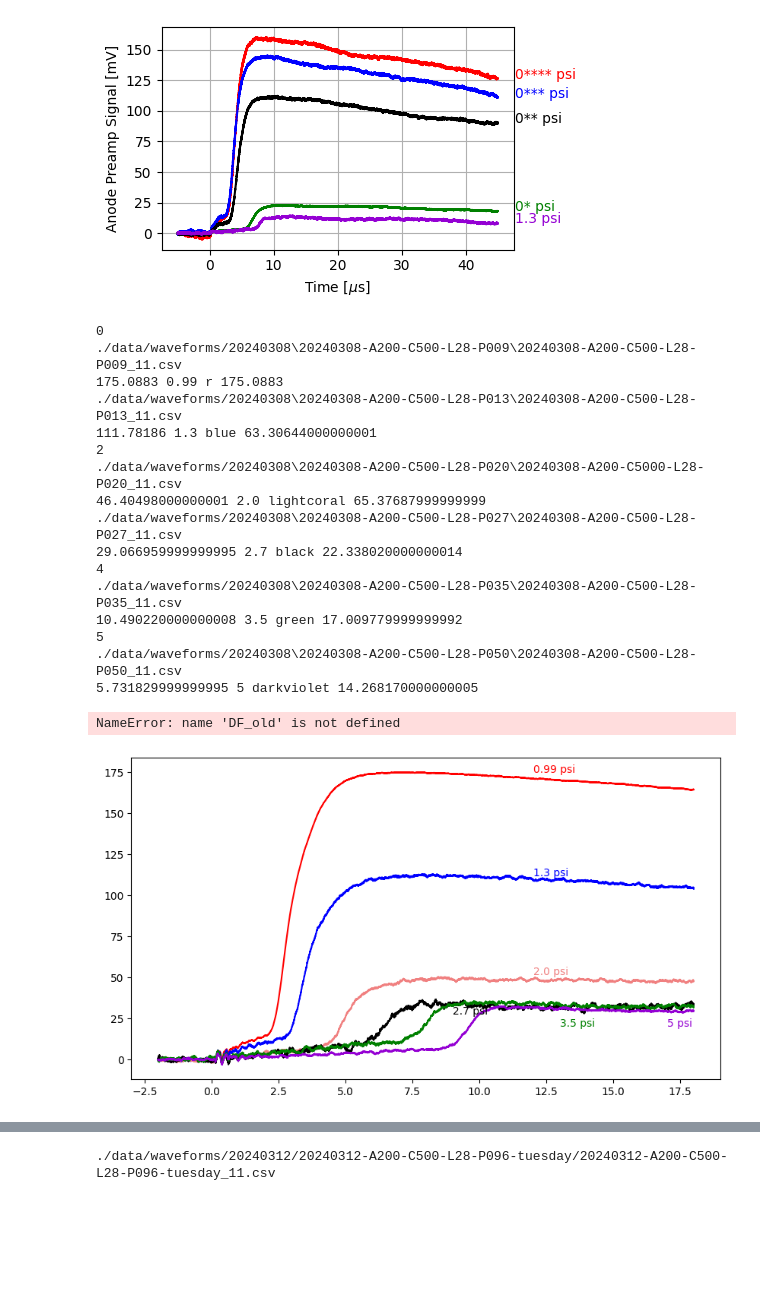
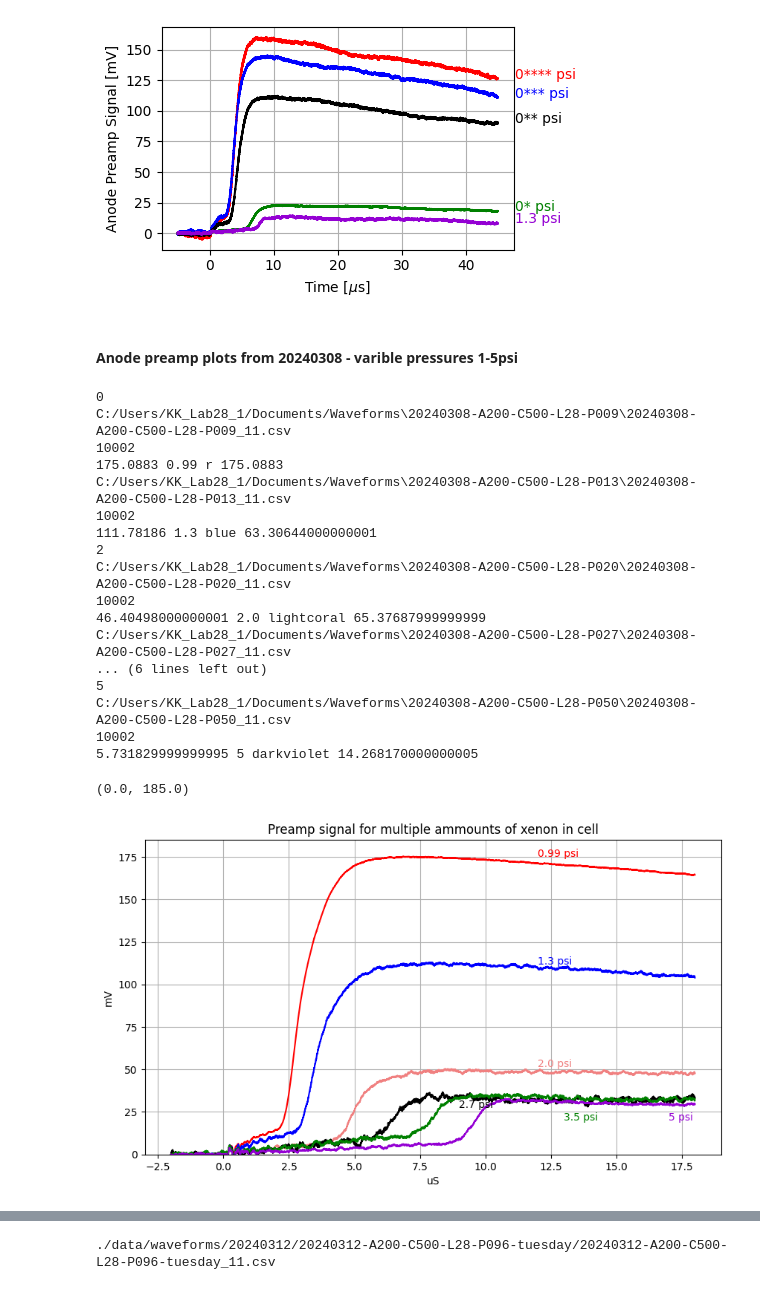
Before and after one commit to jbane11/nexo, a Jupyter notebook: Lab028/osci/osci_analysis.v2.ipynb, the cells around one changed output, grey strips where cells are left out. Cells and saved outputs as stored; diff of their text form; code cells hidden in the pictures; blank space fills up the shorter version.

```diff
--- a/Lab028/osci/osci_analysis.v2.ipynb
+++ b/Lab028/osci/osci_analysis.v2.ipynb
@@ -226,7 +227,7 @@ waveform_path="./data/waveforms/%s"%(str(waveform_date))
 
 
 Runs=[]
-def grab_waveform_avg(base_name=name,):
+def grab_waveform_avg(base_name):
 #if 1==1:
 #    print(waveform_path)
     dirlist = glob.glob(waveform_path+"/*")
@@ -1090,19 +1089,24 @@ plt.xlabel("Time [$\mu$s]")
 plt.tight_layout()
 # %% [output]
 [figure]
+# %% [markdown]
+#### Anode preamp plots from 20240308 - varible pressures 1-5psi
 # %%
 
 fig, plots = plt.subplots(1, 1, figsize=(10,5.5))
 
 date=20240308
-flist = glob.glob("./data/waveforms/%s/*"%(date))
+path="C:/Users/KK_Lab28_1/Documents/Waveforms/"
+flist = glob.glob("%s%s*"%(path,date))
 
 last_ypos=0
 P=[0.99,1.3,2.0,2.7,3.5,5]
 
-colors=["r","blue","lightcoral","black","green","darkviolet"]
+colors=["r","blue","lightcoral","black","green","darkviolet","darkgrey"]
 
 for i,subdir in enumerate(flist):
+    if "nofiber" in subdir:
+        continue
 
     if i != 1 and i != 3:
         print(i)
@@ -1113,11 +1117,20 @@ for i,subdir in enumerate(flist):
     print(fname)
     DF=pd.read_csv(fname,skiprows=[0,1],names=['Time','Channel A','Channel B', 'average(B)'])
 
-    offset_norm =DF["average(B)"].loc[0]
+    try:
+        offset_norm =DF["average(B)"].loc[0]
+    except:
+        offset_norm=0
 
-    plt.errorbar(x=DF["Time"],y=DF["average(B)"]-DF["average(B)"].loc[0],color=colors[i]) #,label="%s psi"%(labels[j]),c=colors[j])
 
-    ypos=DF["average(B)"].loc[4500]-DF["average(B)"].iloc[0]#=max(DF["average(B)"]-DF["average(B)"].loc[0])
+
+    plt.errorbar(x=DF["Time"],y=DF["average(B)"]-offset_norm,color=colors[i]) #,label="%s psi"%(labels[j]),c=colors[j])
+    poscheck=len(DF["average(B)"])
+    print(poscheck)
+    try:
+        ypos=DF["average(B)"].loc[4500]-DF["average(B)"].iloc[0]#=max(DF["average(B)"]-DF["average(B)"].loc[0])
+    except:
+        ypos=DF["average(B)"].loc[1500]-DF["average(B)"].iloc[0]#=max(DF["average(B)"]-DF["average(B)"].loc[0])
 
     print(ypos,P[i],colors[i],abs(last_ypos-ypos))
 
@@ -1134,48 +1147,49 @@ for i,subdir in enumerate(flist):
 
     plt.text(xpos,ypos,"%s psi"%(P[i]),color=colors[i], size=10,ha="left")
     last_ypos=ypos
 
-DF_13=DF_old[4]
-DF_27=DF_old[5]
-DF=DF_13[:-16000:100]
+#DF_13=DF_old[4]
+#DF_27=DF_old[5]
+#DF=DF_13[:-16000:100]
 #plt.errorbar(x=DF["Time"],y=DF["average(B)"]-DF["average(B)"].loc[0], color="blue",fmt="-.")
 #plt.text(15,15,"Thrus: 1.3 psi",color="blue", size=10,ha="left")
 
-DF=DF_27[:-16000:100]
+#DF=DF_27[:-16000:100]
 #plt.errorbar(x=DF["Time"],y=DF["average(B)"]-DF["average(B)"].loc[0],            color="black",fmt="-.")
 #plt.text(15,5,"Thurs 2.7 psi",color="black", size=10,ha="left")
 
 
 
 
 
 plt.grid()
 plt.ylabel("mV")
 plt.xlabel("uS")
 #plt.legend()
 plt.title("Preamp signal for multiple ammounts of xenon in cell")
 #plt.yscale("log")
 
 plt.ylim(0,185)
 # %% [output]
 0
-./data/waveforms/20240308\20240308-A200-C500-L28-P009\20240308-A200-C500-L28-P009_11.csv
+C:/Users/KK_Lab28_1/Documents/Waveforms\20240308-A200-C500-L28-P009\20240308-A200-C500-L28-P009_11.csv
+10002
 175.0883 0.99 r 175.0883
-./data/waveforms/20240308\20240308-A200-C500-L28-P013\20240308-A200-C500-L28-P013_11.csv
+C:/Users/KK_Lab28_1/Documents/Waveforms\20240308-A200-C500-L28-P013\20240308-A200-C500-L28-P013_11.csv
+10002
 111.78186 1.3 blue 63.30644000000001
 2
-./data/waveforms/20240308\20240308-A200-C500-L28-P020\20240308-A200-C5000-L28-P020_11.csv
+C:/Users/KK_Lab28_1/Documents/Waveforms\20240308-A200-C500-L28-P020\20240308-A200-C500-L28-P020_11.csv
+10002
 46.40498000000001 2.0 lightcoral 65.37687999999999
-./data/waveforms/20240308\20240308-A200-C500-L28-P027\20240308-A200-C500-L28-P027_11.csv
-29.066959999999995 2.7 black 22.338020000000014
-4
-./data/waveforms/20240308\20240308-A200-C500-L28-P035\20240308-A200-C500-L28-P035_11.csv
-10.490220000000008 3.5 green 17.009779999999992
+C:/Users/KK_Lab28_1/Documents/Waveforms\20240308-A200-C500-L28-P027\20240308-A200-C500-L28-P027_11.csv
+... (6 lines left out)
 5
-./data/waveforms/20240308\20240308-A200-C500-L28-P050\20240308-A200-C500-L28-P050_11.csv
+C:/Users/KK_Lab28_1/Documents/Waveforms\20240308-A200-C500-L28-P050\20240308-A200-C500-L28-P050_11.csv
+10002
 5.731829999999995 5 darkviolet 14.268170000000005
-NameError: name 'DF_old' is not defined
+(0.0, 185.0)
-[figure, old version]
+[figure, new version]
 # %%
 
 fig, plots = plt.subplots(1, 1, figsize=(10,5.5))
```
Also changed, not shown: parts of 13 cells of this notebook, 5 other files.
